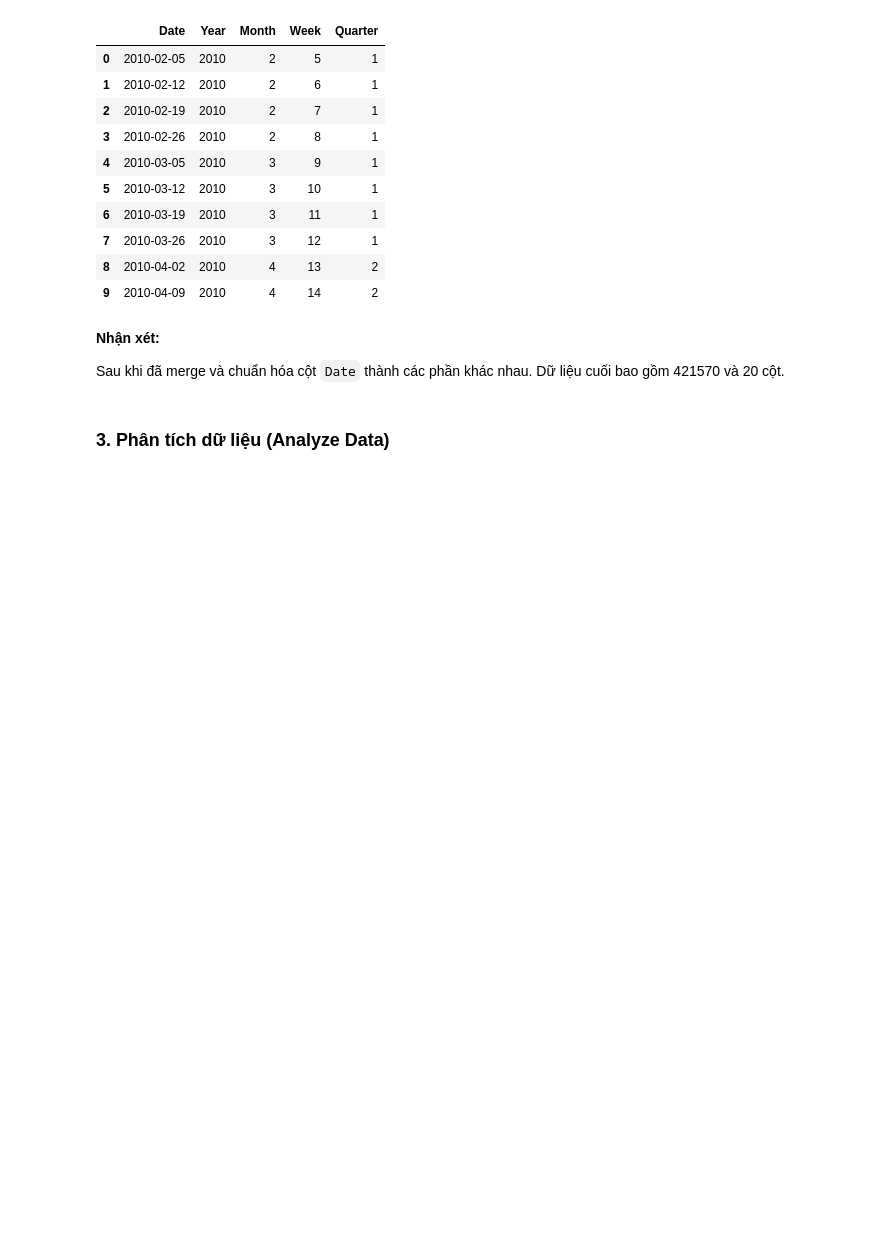
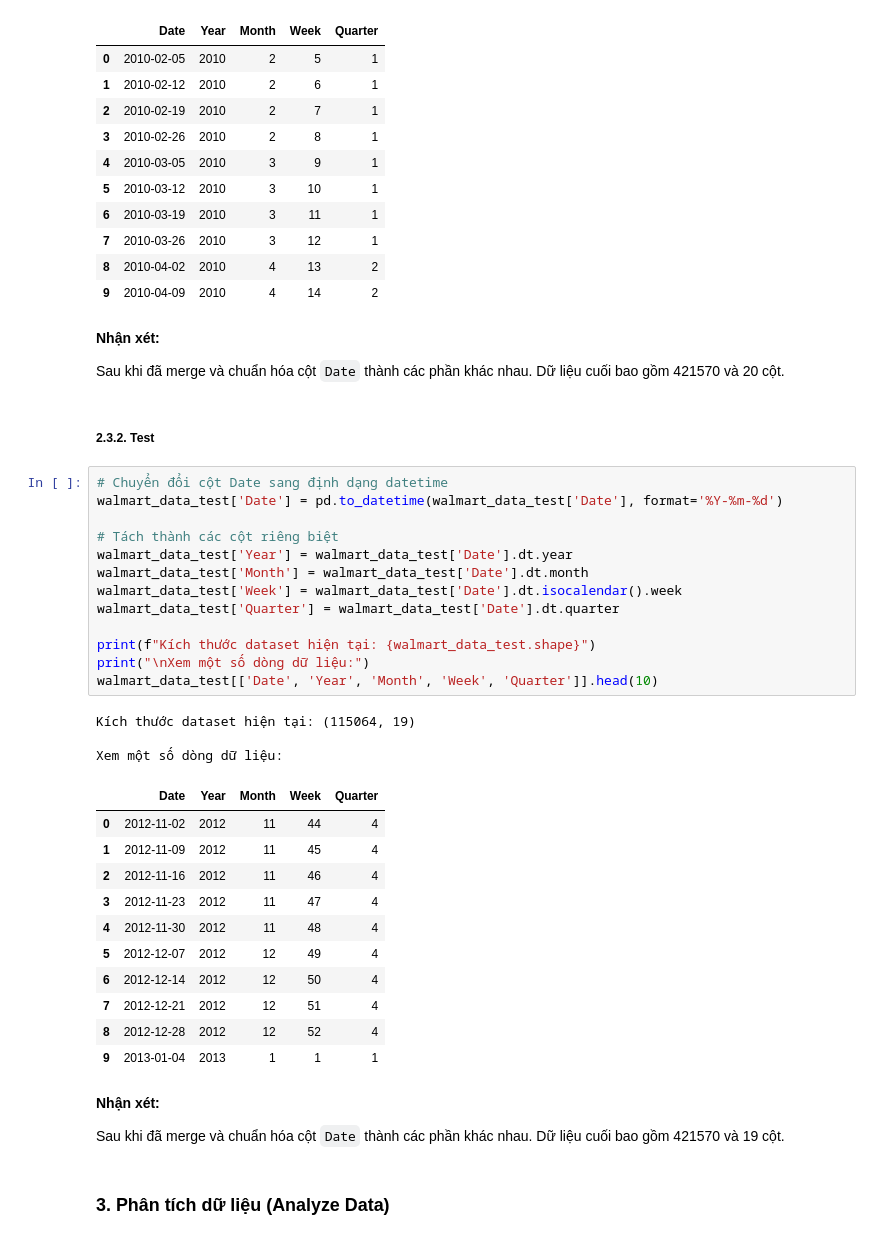
Before and after one commit to aquattda/LTT_DA, a Jupyter notebook: Do_An/3122410447_LTT.ipynb, the cells around one changed output. Saved outputs shown, nothing was run; the diff lists cells and outputs as text; blank space fills up the shorter version.

```diff
--- a/Do_An/3122410447_LTT.ipynb
+++ b/Do_An/3122410447_LTT.ipynb
@@ -452,6 +526,40 @@ Xem một số dòng dữ liệu:
 **Nhận xét:**
 
 Sau khi đã merge và chuẩn hóa cột `Date` thành các phần khác nhau. Dữ liệu cuối bao gồm 421570 và 20 cột.
+# %% [markdown]
+##### **2.3.2. Test**
+# %%
+# Chuyển đổi cột Date sang định dạng datetime
+walmart_data_test['Date'] = pd.to_datetime(walmart_data_test['Date'], format='%Y-%m-%d')
+
+# Tách thành các cột riêng biệt
+walmart_data_test['Year'] = walmart_data_test['Date'].dt.year
+walmart_data_test['Month'] = walmart_data_test['Date'].dt.month
+walmart_data_test['Week'] = walmart_data_test['Date'].dt.isocalendar().week
+walmart_data_test['Quarter'] = walmart_data_test['Date'].dt.quarter
+
+print(f"Kích thước dataset hiện tại: {walmart_data_test.shape}")
+print("\nXem một số dòng dữ liệu:")
+walmart_data_test[['Date', 'Year', 'Month', 'Week', 'Quarter']].head(10)
+# %% [output]
+Kích thước dataset hiện tại: (115064, 19)
+
+Xem một số dòng dữ liệu:
+|  | Date | Year | Month | Week | Quarter |
+| 0 | 2012-11-02 | 2012 | 11 | 44 | 4 |
+| 1 | 2012-11-09 | 2012 | 11 | 45 | 4 |
+| 2 | 2012-11-16 | 2012 | 11 | 46 | 4 |
+| 3 | 2012-11-23 | 2012 | 11 | 47 | 4 |
+| 4 | 2012-11-30 | 2012 | 11 | 48 | 4 |
+| 5 | 2012-12-07 | 2012 | 12 | 49 | 4 |
+| 6 | 2012-12-14 | 2012 | 12 | 50 | 4 |
+| 7 | 2012-12-21 | 2012 | 12 | 51 | 4 |
+| 8 | 2012-12-28 | 2012 | 12 | 52 | 4 |
+| 9 | 2013-01-04 | 2013 | 1 | 1 | 1 |
+# %% [markdown]
+**Nhận xét:**
+
+Sau khi đã merge và chuẩn hóa cột `Date` thành các phần khác nhau. Dữ liệu cuối bao gồm 421570 và 19 cột.
 # %% [markdown]
 ### 3. Phân tích dữ liệu (Analyze Data)
 # %% [markdown]
```
Also changed, not shown: parts of 104 cells of this notebook.
